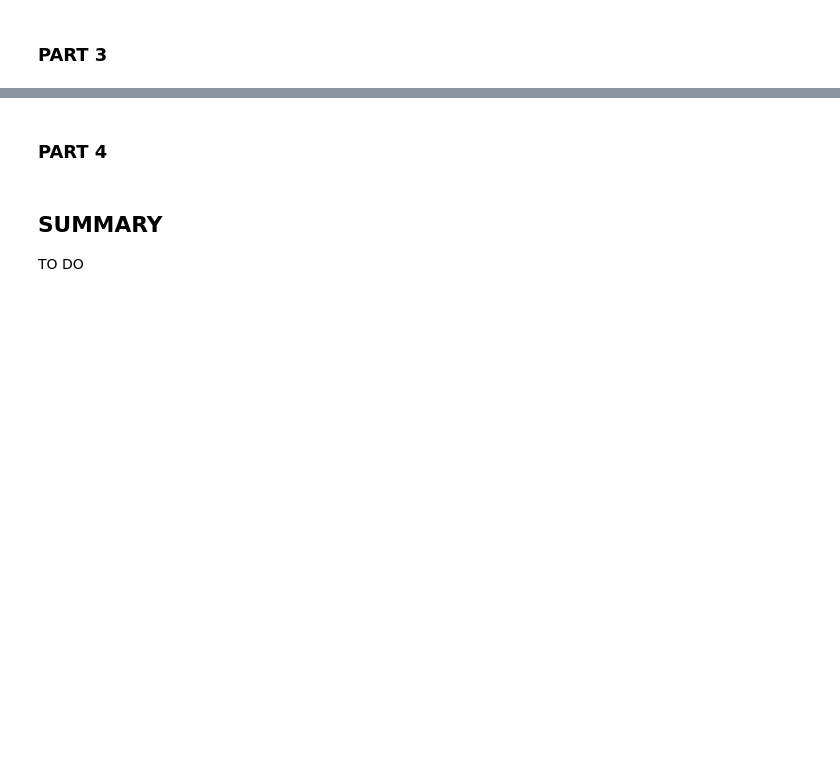
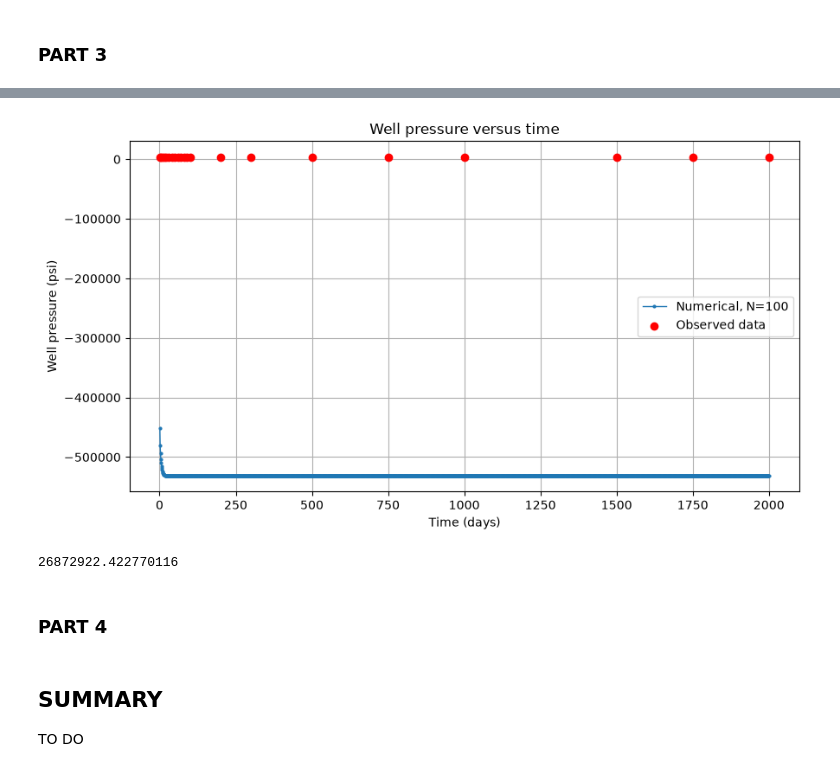
Before and after one commit to mosinek/MOD510, a Jupyter notebook: project2_our.ipynb, the cells around one changed output, grey strips where cells are left out. Saved outputs shown, nothing was run; the diff lists cells and outputs as text; code cells hidden in the pictures; blank space fills up the shorter version.

```diff
--- a/project2_our.ipynb
+++ b/project2_our.ipynb
@@ -660,3 +836,73 @@ print(p_w)
+# %%
+import numpy as np
+import matplotlib.pyplot as plt
+
+# Best-fit parameters from curve_fit
+k_best, pi_best, re_best = popt
+
+N = 100
+solver = PressureSolver(
+    N=N,
+    k=k_best,
+    pi=pi_best,
+    re=re_best,
+    dt=1.0
+)
+
+# Simulate up to the maximum observed time (days)
+t_obs = well_data["time"].to_numpy()
+p_obs = well_data["well_pressure"].to_numpy()
+
+n_steps = int(np.ceil(np.max(t_obs) / 1.0))
+
+times = np.arange(1, n_steps + 1, dtype=float)
+p_w = np.zeros(n_steps)
+
+# Reset initial pressure distribution
+solver.p_t = np.full(N, solver.pi)
+
+# Time stepping
+for i in range(n_steps):
+    p = solver.solve_time_dependent()
+    p_w[i] = solver.calculate_well_pressure(p[0])
+
+# Plot numerical solution and measured data
+plt.figure(figsize=(9, 5))
+
+plt.plot(
+    times,
+    p_w,
+    "o-",
+    markersize=2,
+    linewidth=1,
+    label=f"Numerical, N={N}"
+)
+
+plt.scatter(
+    t_obs,
+    p_obs,
+    label="Observed data",
+    color="red",
+    zorder=3
+)
+
+plt.xlabel("Time (days)")
+plt.ylabel("Well pressure (psi)")
+plt.title("Well pressure versus time")
+plt.legend()
+plt.grid(True)
+plt.tight_layout()
+plt.show()
+# %% [output]
+[figure, added]
+# %%
+solver = PressureSolver(N=4)
+p = solver.solve_time_dependent()
+
+p_w = solver.calculate_well_pressure(p[0])
+print(p_w)
+# %% [output]
+26872922.422770116
 # %% [markdown]
 ### PART 4
 # %% [markdown]
```
Also changed, not shown: parts of 17 cells of this notebook.
